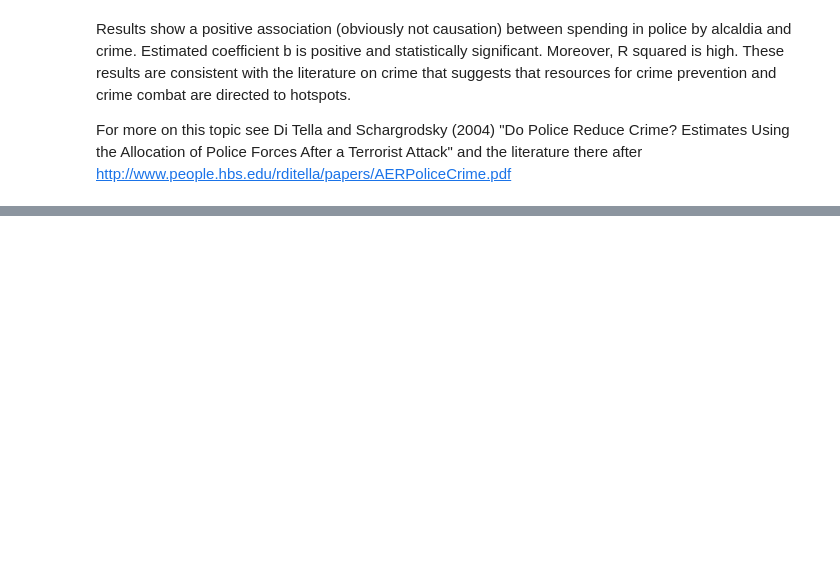
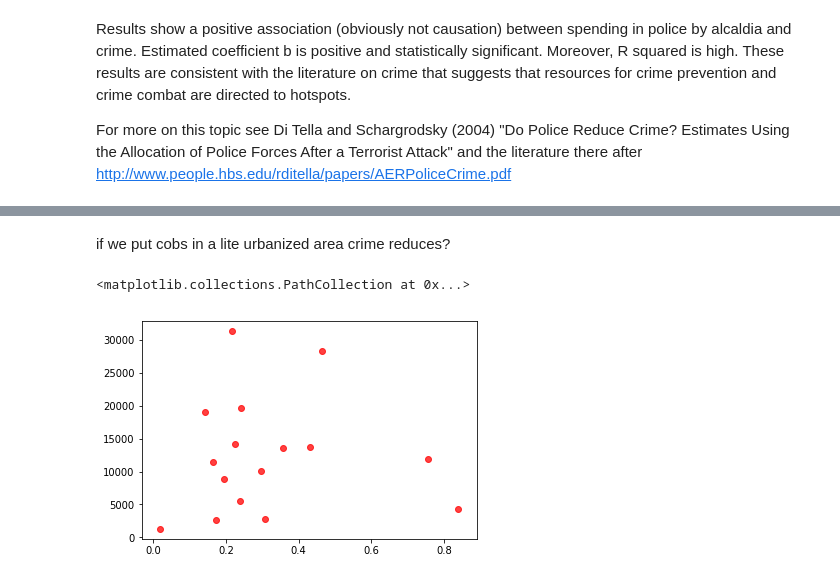
Before and after one commit to joseluismendozal10/Project1, a Jupyter notebook: Budget BTB/main_BTB.ipynb, the cells around one changed output, grey strips where cells are left out. Drawn from its saved outputs; the diff is of its cells as text; code cells hidden in the pictures; blank space fills up the shorter version.

```diff
--- a/Budget BTB/main_BTB.ipynb
+++ b/Budget BTB/main_BTB.ipynb
@@ -288,0 +291,9 @@ For more on this topic see Di Tella and Schargrodsky (2004) "Do Police Reduce Cr
+# %%
+budget_final_df["Interaccion"]=budget_final_df["Policia"]/budget_final_df["Urbanizacion"]
+reg1 = sm.OLS(endog=budget_final_df["delitos"], exog=budget_final_df[["Urbanizacion", "Policia","Interaccion"]], missing='drop')
+type(reg1)
+
+results = reg1.fit()
+type(results)
+
+print(results.summary())
@@ -288,0 +318,7 @@ For more on this topic see Di Tella and Schargrodsky (2004) "Do Police Reduce Cr
+# %% [markdown]
+ if we put cobs in a lite urbanized area crime reduces?
+# %%
+plt.scatter(budget_final_df["Interaccion"], budget_final_df["delitos"], marker="o", facecolors="red", edgecolors="red", alpha=0.75)
+# %% [output]
+<matplotlib.collections.PathCollection at 0x...>
+[figure, added]
```
Also changed, not shown: parts of 8 cells of this notebook, 2 other files.
